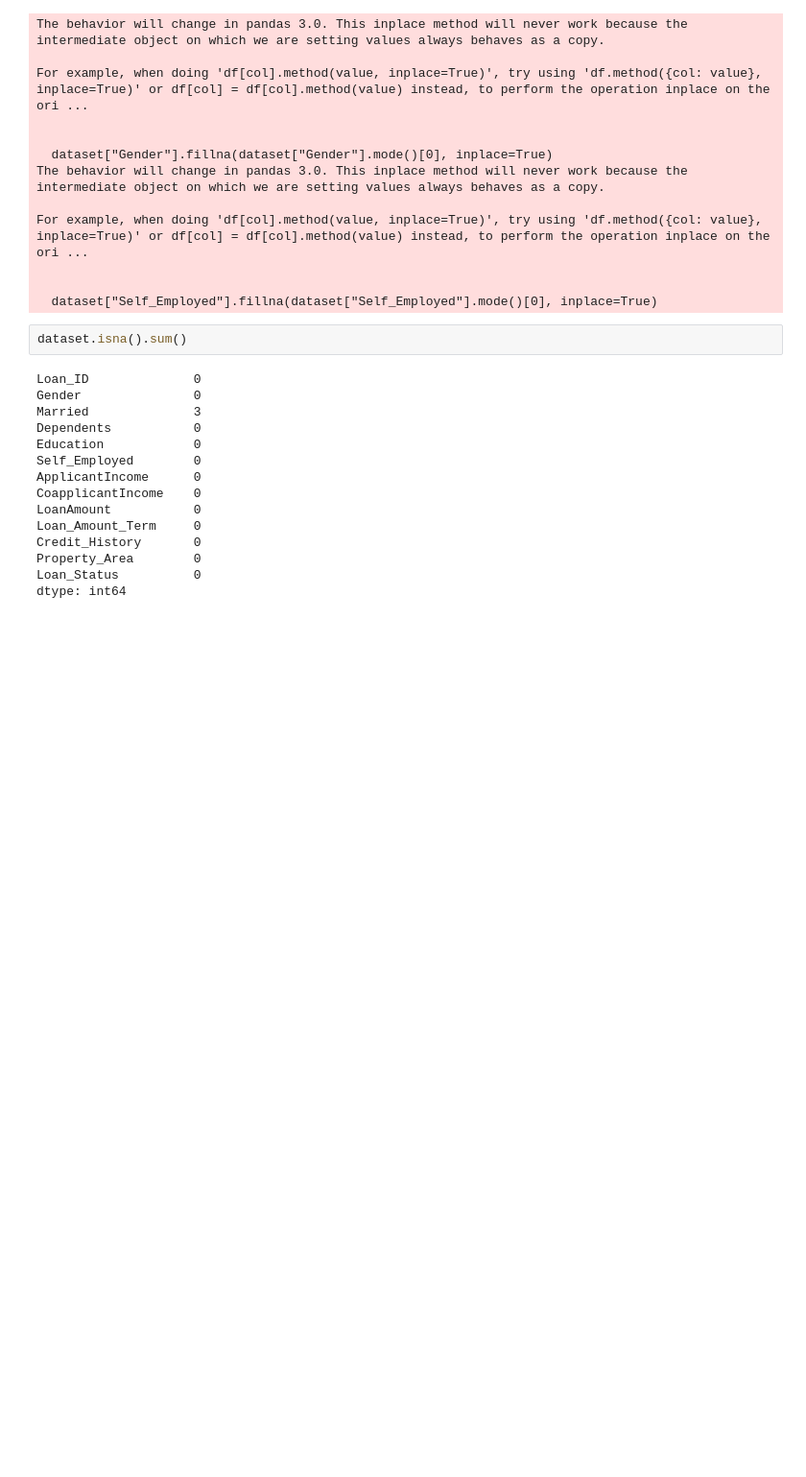
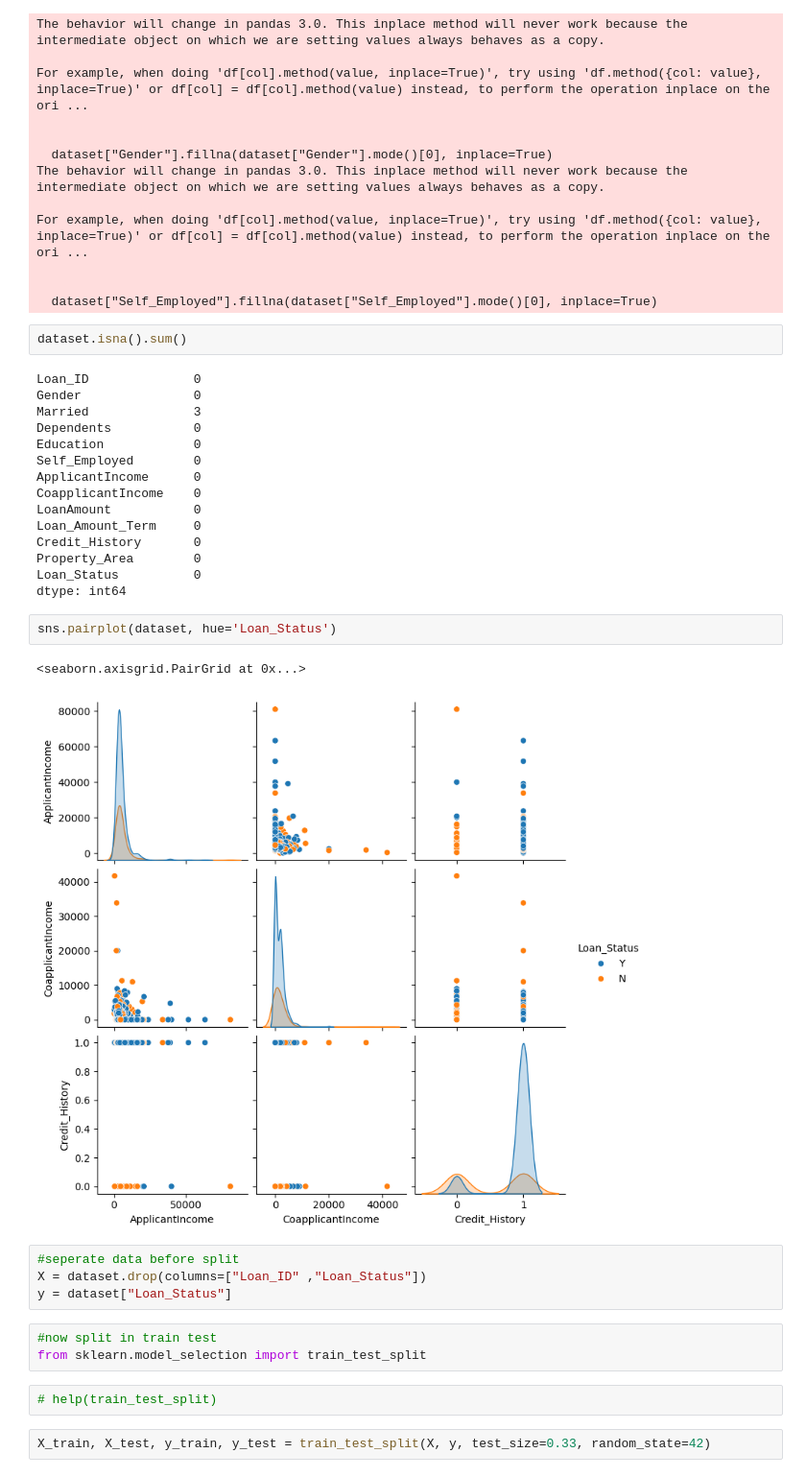
Before and after one commit to SandeshKhatiwada05/Data-Science-And-Machine-Learning-Course, a Jupyter notebook: 34_Model Evaluation Metrics.ipynb, the cells around one changed output. Shown: that part at 96% size. Drawn from its saved outputs; the diff is of its cells as text; blank space fills up the shorter version.

Commit message:
train test data splitted

```diff
--- a/34_Model Evaluation Metrics.ipynb
+++ b/34_Model Evaluation Metrics.ipynb
@@ -67,3 +67,19 @@ Credit_History       0
 Property_Area        0
 Loan_Status          0
 dtype: int64
+# %%
+sns.pairplot(dataset, hue='Loan_Status')
+# %% [output]
+<seaborn.axisgrid.PairGrid at 0x...>
+[figure, added]
+# %%
+#seperate data before split
+X = dataset.drop(columns=["Loan_ID" ,"Loan_Status"])
+y = dataset["Loan_Status"]
+# %%
+#now split in train test
+from sklearn.model_selection import train_test_split
+# %%
+# help(train_test_split)
+# %%
+X_train, X_test, y_train, y_test = train_test_split(X, y, test_size=0.33, random_state=42)
```
